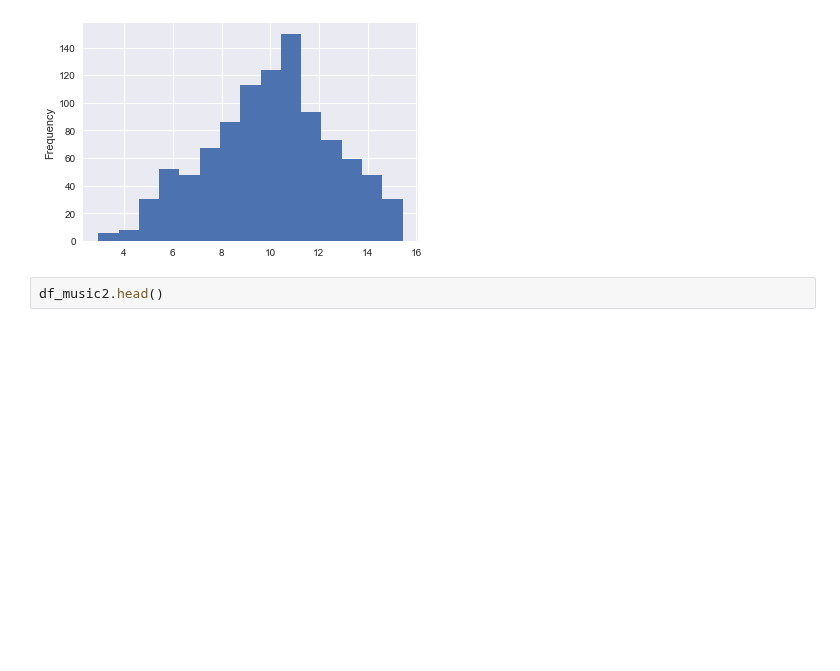
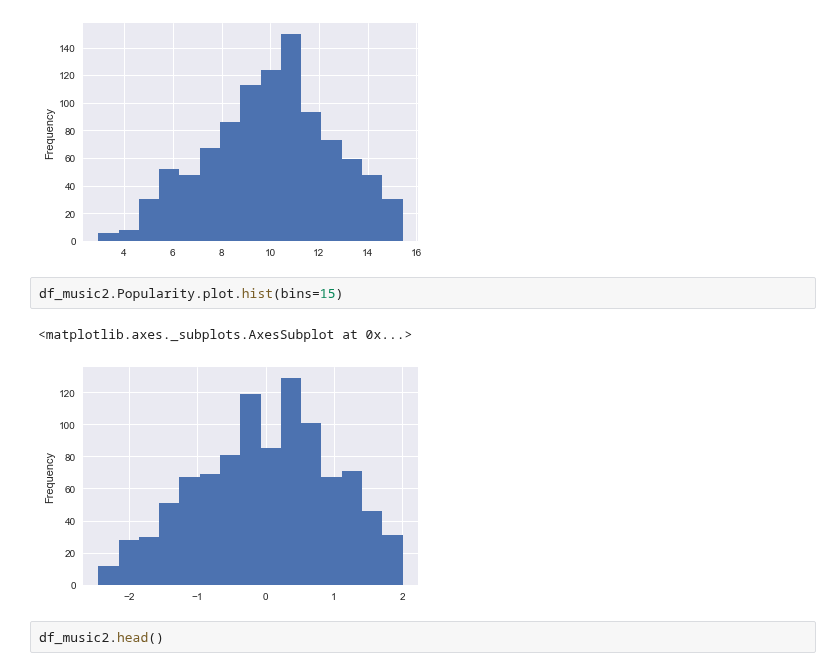
Before and after one commit to caitaozhan/CSE519-Homework-Project, a Jupyter notebook: TheProject/src/music_Caitao_new.ipynb, the cells around one changed output. Cells and saved outputs as stored; diff of their text form; blank space fills up the shorter version.

```diff
--- a/TheProject/src/music_Caitao_new.ipynb
+++ b/TheProject/src/music_Caitao_new.ipynb
@@ -450,6 +461,11 @@ df_music2.Followers.plot.hist(bins=15)
 # %% [output]
 <matplotlib.axes._subplots.AxesSubplot at 0x...>
 [figure]
+# %%
+df_music2.Popularity.plot.hist(bins=15)
+# %% [output]
+<matplotlib.axes._subplots.AxesSubplot at 0x...>
+[figure, added]
 # %%
 df_music2.head()
 # %% [output]
```
Also changed, not shown: parts of 2 cells of this notebook, 1 other file.
